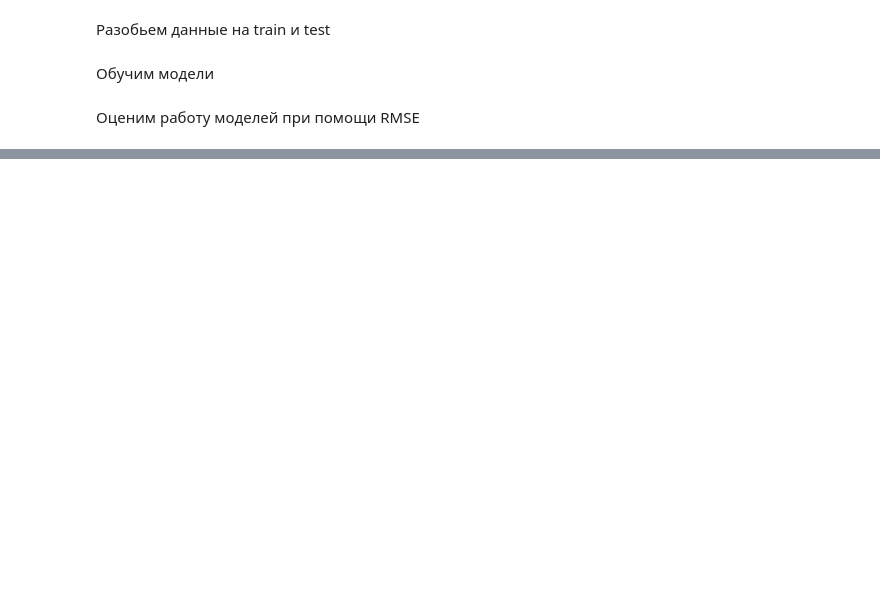
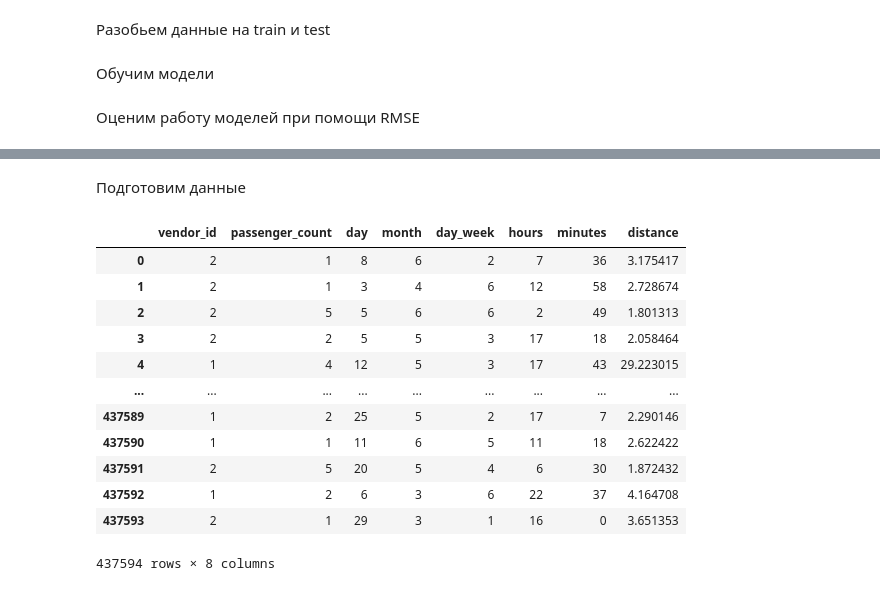
Before and after one commit to Demo13B/ML, a Jupyter notebook: LW2/Lab2.alt.ipynb, the cells around one changed output, grey strips where cells are left out. Drawn from its saved outputs; the diff is of its cells as text; code cells hidden in the pictures; blank space fills up the shorter version.

````diff
--- a/LW2/Lab2.lean.ipynb
+++ b/LW2/Lab2.alt.ipynb
@@ -83,7 +79,7 @@ def pd_great_circle(df: pd.DataFrame) -> pd.DataFrame:
 # %% [markdown]
 Теперь мы можем составить функцию ```feature_generator()```, которая позволит нам генерировать фичи из исходных данных, а затем удалять ненужные столбцы. Среди параметров функции присутствует ```dist_calc```, который позволяет нам считать расстояние разными способами.
 # %%
-def feature_generator(df: pd.DataFrame, dist_calc: callable) -> pd.DataFrame:
+def feature_generator(df: pd.DataFrame, dist_calc: callable, sub=False) -> pd.DataFrame:
     output_df = df.copy()
 
     # Extracting time features
@@ -98,12 +94,15 @@ def feature_generator(df: pd.DataFrame, dist_calc: callable) -> pd.DataFrame:
     dist_calc(output_df)
 
     # Dropping unused columns
-    unused = ['id', 'pickup_datetime', 'dropoff_datetime', 'pickup_longitude',
+    unused = ['id', 'pickup_datetime', 'pickup_longitude',
               'pickup_latitude', 'dropoff_longitude', 'dropoff_latitude',
               'store_and_fwd_flag']
 
     output_df = output_df.drop(columns=unused)
 
+    if not sub:
+        output_df = output_df.drop(columns=['dropoff_datetime'])
+
     return output_df
 # %% [markdown]
 Теперь применим функцию к исходным данным и посмотрим на результат
@@ -455,0 +458,3 @@ MAE score: 140.9767719093715
+# %%
+sub_df = pd.read_csv(VALIDATION_FILE_PATH)
+sub_df
@@ -455,0 +475,19 @@ MAE score: 140.9767719093715
+# %% [markdown]
+Подготовим данные
+# %%
+sub_df1 = feature_generator(sub_df, pd_manhattan_distance, sub=True)
+sub_df1
+# %% [output]
+|  | vendor_id | passenger_count | day | month | day_week | hours | minutes | distance |
+| 0 | 2 | 1 | 8 | 6 | 2 | 7 | 36 | 3.175417 |
+| 1 | 2 | 1 | 3 | 4 | 6 | 12 | 58 | 2.728674 |
+| 2 | 2 | 5 | 5 | 6 | 6 | 2 | 49 | 1.801313 |
+| 3 | 2 | 2 | 5 | 5 | 3 | 17 | 18 | 2.058464 |
+| 4 | 1 | 4 | 12 | 5 | 3 | 17 | 43 | 29.223015 |
+| ... | ... | ... | ... | ... | ... | ... | ... | ... |
+| 437589 | 1 | 2 | 25 | 5 | 2 | 17 | 7 | 2.290146 |
+| 437590 | 1 | 1 | 11 | 6 | 5 | 11 | 18 | 2.622422 |
+| 437591 | 2 | 5 | 20 | 5 | 4 | 6 | 30 | 1.872432 |
+| 437592 | 1 | 2 | 6 | 3 | 6 | 22 | 37 | 4.164708 |
+| 437593 | 2 | 1 | 29 | 3 | 1 | 16 | 0 | 3.651353 |
+437594 rows × 8 columns
````
Also changed, not shown: parts of 27 cells of this notebook.
